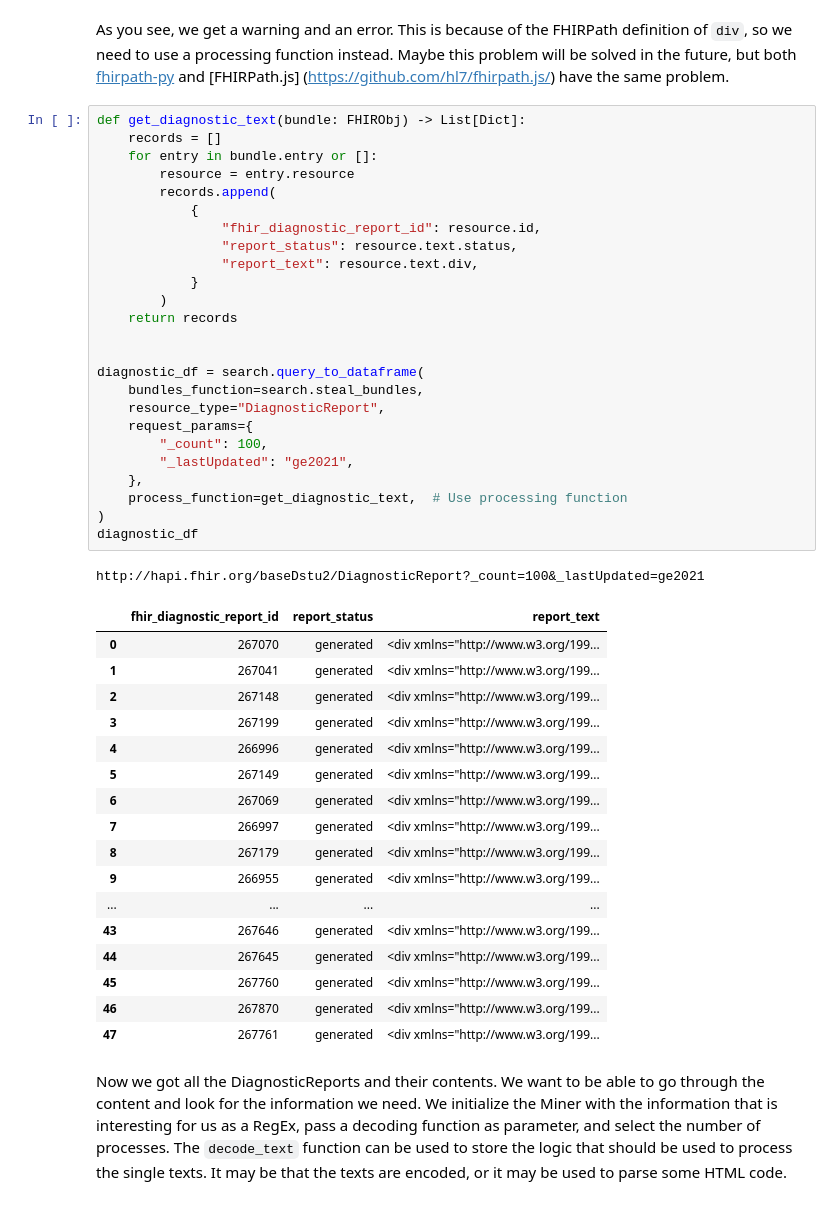
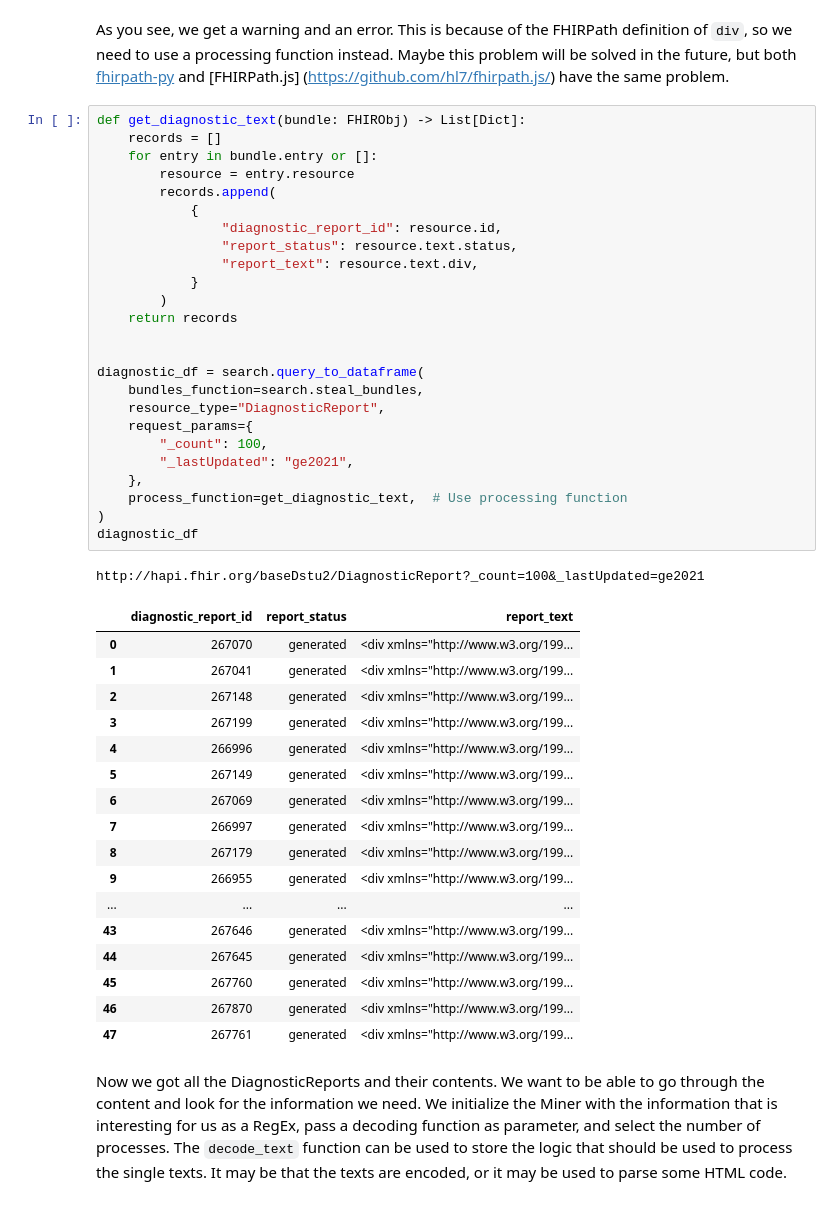
Before and after one commit to UMEssen/FHIR-PYrate, a Jupyter notebook: examples/4-patients-for-diagnostic-report.ipynb, the cells around one changed output. Cells and saved outputs as stored; diff of their text form.

```diff
--- a/examples/4-patients-for-diagnostic-report.ipynb
+++ b/examples/4-patients-for-diagnostic-report.ipynb
@@ -42,31 +42,31 @@ so we need to use a processing function instead. Maybe this problem will be solv
 # %%
 def get_diagnostic_text(bundle: FHIRObj) -> List[Dict]:
     records = []
     for entry in bundle.entry or []:
         resource = entry.resource
         records.append(
             {
-                "fhir_diagnostic_report_id": resource.id,
+                "diagnostic_report_id": resource.id,
                 "report_status": resource.text.status,
                 "report_text": resource.text.div,
             }
         )
     return records
 
 
 diagnostic_df = search.query_to_dataframe(
     bundles_function=search.steal_bundles,
     resource_type="DiagnosticReport",
     request_params={
         "_count": 100,
         "_lastUpdated": "ge2021",
     },
     process_function=get_diagnostic_text,  # Use processing function
 )
 diagnostic_df
 # %% [output]
 http://hapi.fhir.org/baseDstu2/DiagnosticReport?_count=100&_lastUpdated=ge2021
-|  | fhir_diagnostic_report_id | report_status | report_text |
+|  | diagnostic_report_id | report_status | report_text |
 | 0 | 267070 | generated | <div xmlns="http://www.w3.org/199... |
 | 1 | 267041 | generated | <div xmlns="http://www.w3.org/199... |
 | 2 | 267148 | generated | <div xmlns="http://www.w3.org/199... |
```
Also changed, not shown: parts of 1 cell of this notebook, 5 other files.
